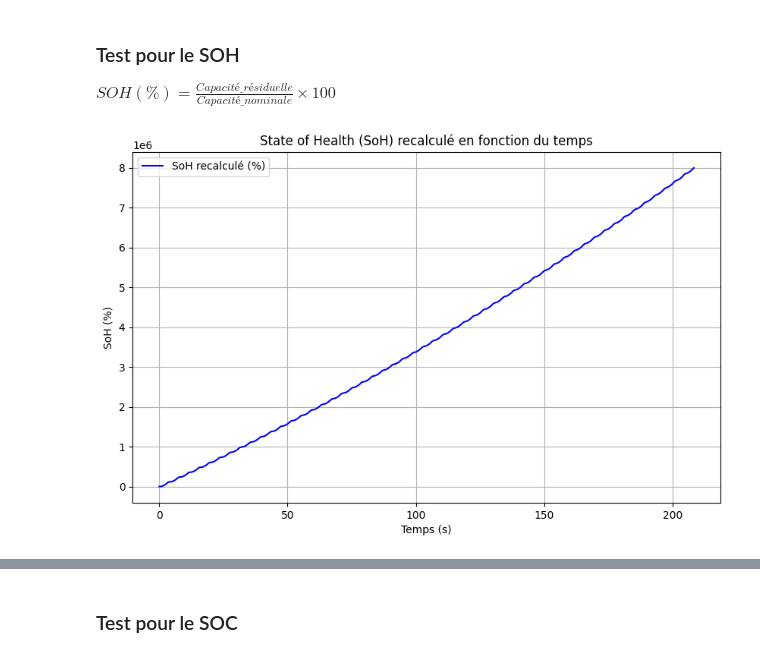
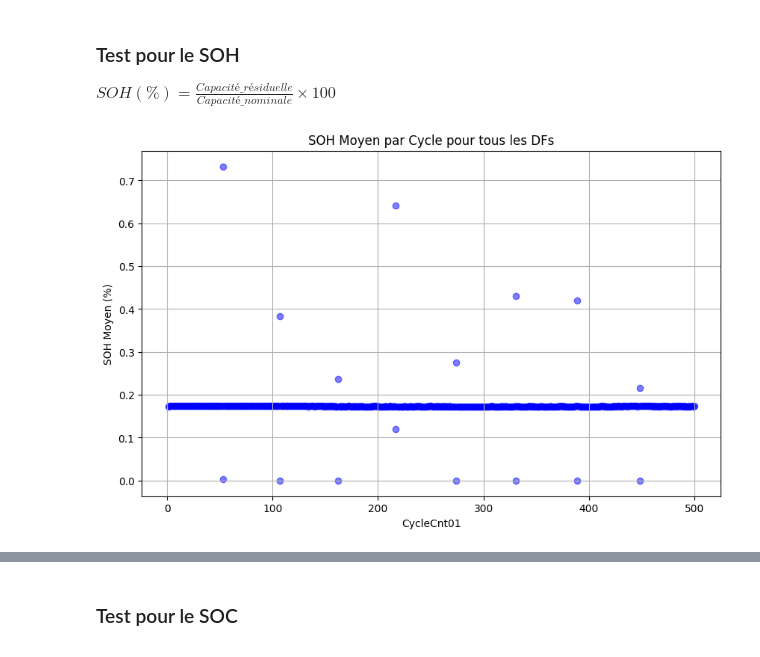
Before and after one commit to Aslam1232/Test_Stage, a Jupyter notebook: Test_stage (3) (1).ipynb, the cells around one changed output, grey strips where cells are left out. Cells and saved outputs as stored; diff of their text form; code cells hidden in the pictures.

```diff
--- a/Test_stage (3) (1).ipynb
+++ b/Test_stage (3) (1).ipynb
@@ -84,13 +193,21 @@ plt.show()
 # %%
 plt.figure(figsize=(20, 10))
-plt.plot(df['t'], df['BMS_Tension_B'],color='blue')
 
-plt.title('Voltage en fonction du temps')
-plt.xlabel('secondes')
-plt.ylabel('Volt')
+# Boucle pour accéder à chaque DataFrame stocké dans le dictionnaire dfs
+for i in range(1, 10):
+    df_key = f'df{i}'
+    if df_key in dfs:
+        # Calculer la tension moyenne pour chaque cycle
+        tension_moyenne_par_cycle = dfs[df_key].groupby('CycleCnt01')['BMS_Tension_B'].mean()
 
-plt.legend(['Voltage'])
+        # Tracer la tension moyenne pour chaque cycle
+        plt.plot(tension_moyenne_par_cycle.index, tension_moyenne_par_cycle.values, label=f'Tension Moyenne {df_key}')
 
+plt.title('Tension Moyenne en fonction des Cycles pour tous les DFs')
+plt.xlabel('CycleCnt01')
+plt.ylabel('Tension Moyenne (V)')
+
+plt.legend()
 plt.grid(True)
 plt.show()
 # %% [output]
@@ -128,36 +217,40 @@ plt.show()
 
 $ SOH (\%) = \frac{Capacité\_résiduelle}{Capacité\_nominale} \times 100 $
 # %%
-# Capacité nominale maximale de la batterie
-capacite_nominale_maximale = 4.2  # Ah
+# Initialisation des listes pour stocker les données agrégées
+cycles_tous = []
+soh_moyen_tous = []
 
-# Convertir les colonnes 'Ah_Charge' et 'Ah_Discharge' en valeurs numériques, en traitant les erreurs
-df['Ah_Charge'] = pd.to_numeric(df['Ah_Charge'], errors='coerce')
-df['Ah_Discharge'] = pd.to_numeric(df['Ah_Discharge'], errors='coerce')
+# Capacité nominale maximale de la batterie (en Wh)
+capacite_nominale_maximale_Wh = 15.5
 
-# Recalculer la charge cumulée et la décharge cumulée
-df['charge_cumulee'] = df['Ah_Charge'].cumsum()
-df['decharge_cumulee'] = df['Ah_Discharge'].cumsum()
+# Boucle pour calculer le SOH moyen pour chaque cycle dans tous les DataFrames
+for i in range(1, 10):
+    df_key = f'df{i}'
+    if df_key in dfs:
+        # Assurez-vous que 'Wh_Discharge' est correctement calculé ou ajusté avant de continuer
 
-# Recalculer la capacité cumulée
-df['capacite_cumulee'] = df['charge_cumulee'] - df['decharge_cumulee']
+        # Calculer la différence de 'Wh_Discharge' pour obtenir 'Discharge'
+        dfs[df_key]['Discharge'] = dfs[df_key]['Wh_Discharge'].diff().fillna(0)
 
-# Recalculer le SoH en fonction de la capacité cumulée
-df['soh'] = (df['capacite_cumulee'] / capacite_nominale_maximale) * 100
+        # Calculer le SoH en utilisant 'Discharge'
+        dfs[df_key]['SOH'] = (dfs[df_key]['Discharge'] / capacite_nominale_maximale_Wh) * 100
 
-# Nettoyer le DataFrame pour supprimer les lignes avec des données de temps non numériques ou manquantes
-df_clean = df.dropna(subset=['t', 'soh'])
-df_clean['t'] = pd.to_numeric(df_clean['t'], errors='coerce')
+        # Calculer la moyenne du SOH pour chaque cycle
+        soh_moyen_par_cycle = dfs[df_key].groupby('CycleCnt01')['SOH'].mean()
 
-# Tracer le SoH recalculé en fonction du temps
+        # Agréger les données pour le tracé
+        cycles_tous.extend(soh_moyen_par_cycle.index.tolist())
+        soh_moyen_tous.extend(soh_moyen_par_cycle.values.tolist())
+
+# Tracer le SOH moyen pour tous les cycles et DataFrames sur un seul graphique
 plt.figure(figsize=(10, 6))
-plt.plot(df_clean['t'], df_clean['soh'], color='blue', label='SoH recalculé (%)')
-plt.title('State of Health (SoH) recalculé en fonction du temps')
-plt.xlabel('Temps (s)')
-plt.ylabel('SoH (%)')
-plt.legend()
+plt.scatter(cycles_tous, soh_moyen_tous, color='blue', alpha=0.5)
+plt.title('SOH Moyen par Cycle pour tous les DFs')
+plt.xlabel('CycleCnt01')
+plt.ylabel('SOH Moyen (%)')
 plt.grid(True)
 plt.show()
 # %% [output]
-[figure, old version]
+[figure, new version]
 # %%
```
Also changed, not shown: parts of 26 cells of this notebook.
